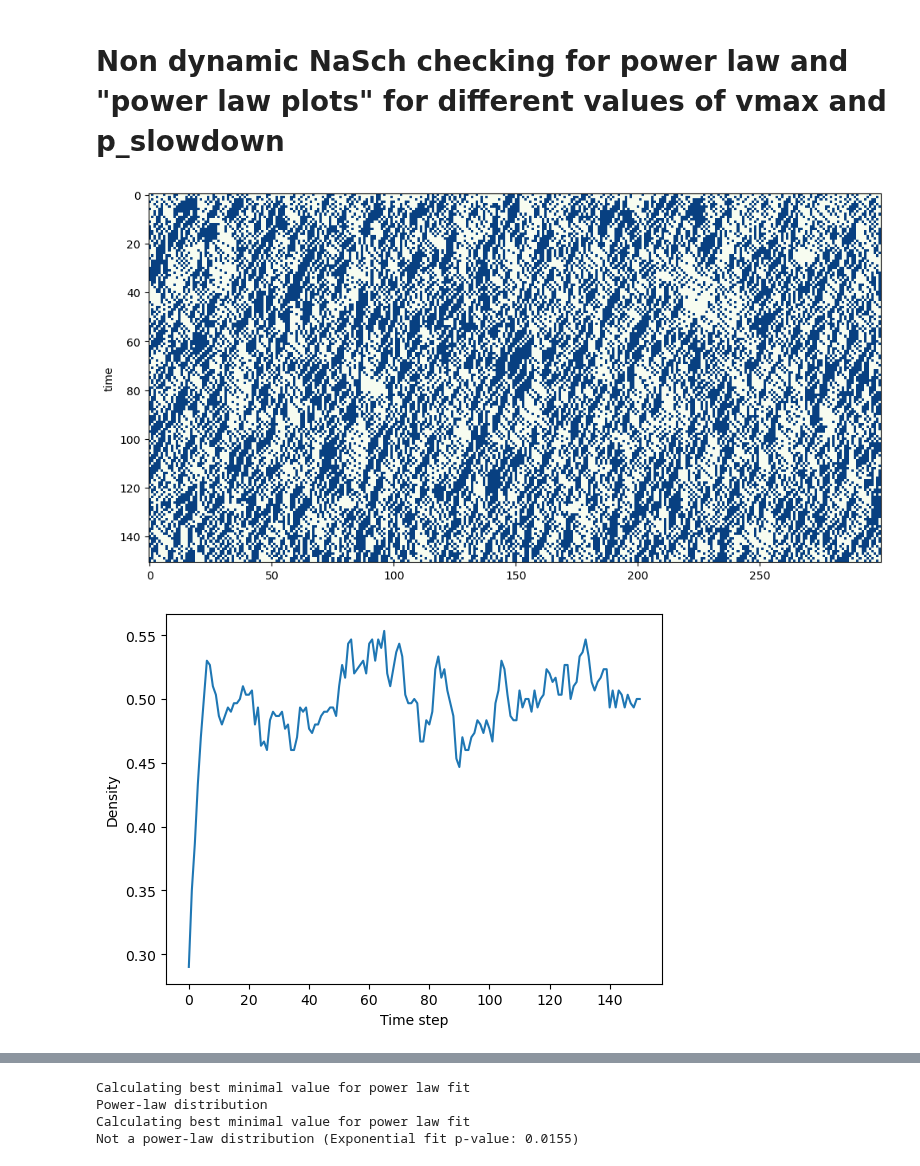
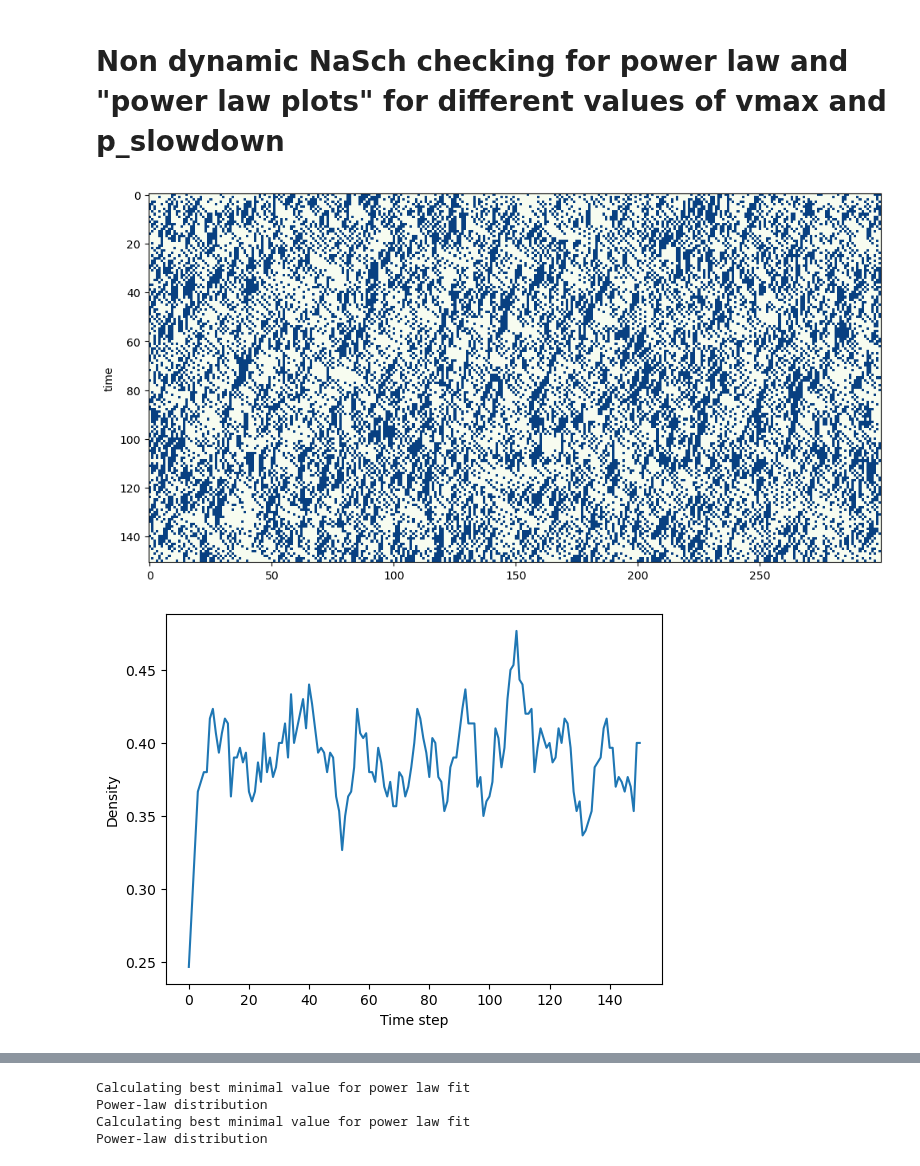
Before and after one commit to ThomasTenDamme/CSS-Group1, a Jupyter notebook: caros_notebook.ipynb, the cells around one changed output, grey strips where cells are left out. Saved outputs shown, nothing was run; the diff lists cells and outputs as text; code cells hidden in the pictures.

```diff
--- a/caros_notebook.ipynb
+++ b/caros_notebook.ipynb
@@ -253,7 +253,7 @@ v_max = 5
 # Dynamic parameters
 neighbourhood_size = 3
 entry_chance = 0.1
-exit_chance = 0.1
+exit_chance = 0.2
 
 current_state = initial_state_nasch(L=L, p=p, v_max=v_max)
 
@@ -272,32 +272,32 @@ location_evolution = [[x[0] for x in line] for line in evolution]
 speed_evolution = [[x[1] for x in line] for line in evolution]
 
 #flow = calculate_flow_nasch(evolution)
 #print(f"Flow: {flow}")
 
 # plot the car evolution
 fig, ax = plt.subplots(figsize=(12, 6))  # Adjust the size as needed
 cpl.plot(location_evolution, colormap='GnBu')
 
 density_test = density_evolution_nasch(evolution)
 plt.plot(density_test)
 plt.ylabel('Density')
 plt.xlabel('Time step')
 plt.show()
 
 plt.loglog(range(1, int(max(jam_size_counter.keys()))), [jam_size_counter[i] for i in range(1, int(max(jam_size_counter.keys())))], 'o')
 plt.loglog(range(1, int(max(lifespan_counter.keys()))), [lifespan_counter[i] for i in range(1, int(max(lifespan_counter.keys())))], 'o')
 plt.legend(['Jam size distribution', 'Jam lifespan distribution'])
 plt.title('$\\rho$ =0.5, v_max=5, p_slowdown=0.47368421052631576')
 plt.xlabel('Jam size and lifespan')
 plt.ylabel('Frequency')
 plt.suptitle('Jam size and lifespan distributions')
 plt.show()
 
 result_jam_test = analyze_powerlaw_distribution(list(jam_size_counter.elements()))
 print(result_jam_test) #print result of power law test
 
 result_lifespan_test = analyze_powerlaw_distribution(list(lifespan_counter.elements()))
 print(result_lifespan_test) #print result of power law test
 # %% [output]
-[figure, old version]
+[figure, new version]
-[figure, old version]
+[figure, new version]
@@ -305,7 +305,7 @@ print(result_lifespan_test) #print result of power law test
 Calculating best minimal value for power law fit
 Power-law distribution
 Calculating best minimal value for power law fit
-Not a power-law distribution (Exponential fit p-value: 0.0155)
+Power-law distribution
 # %%
 p = 0.2 #0.13793103448275862
 L = 300
```
Also changed, not shown: parts of 3 cells of this notebook.
